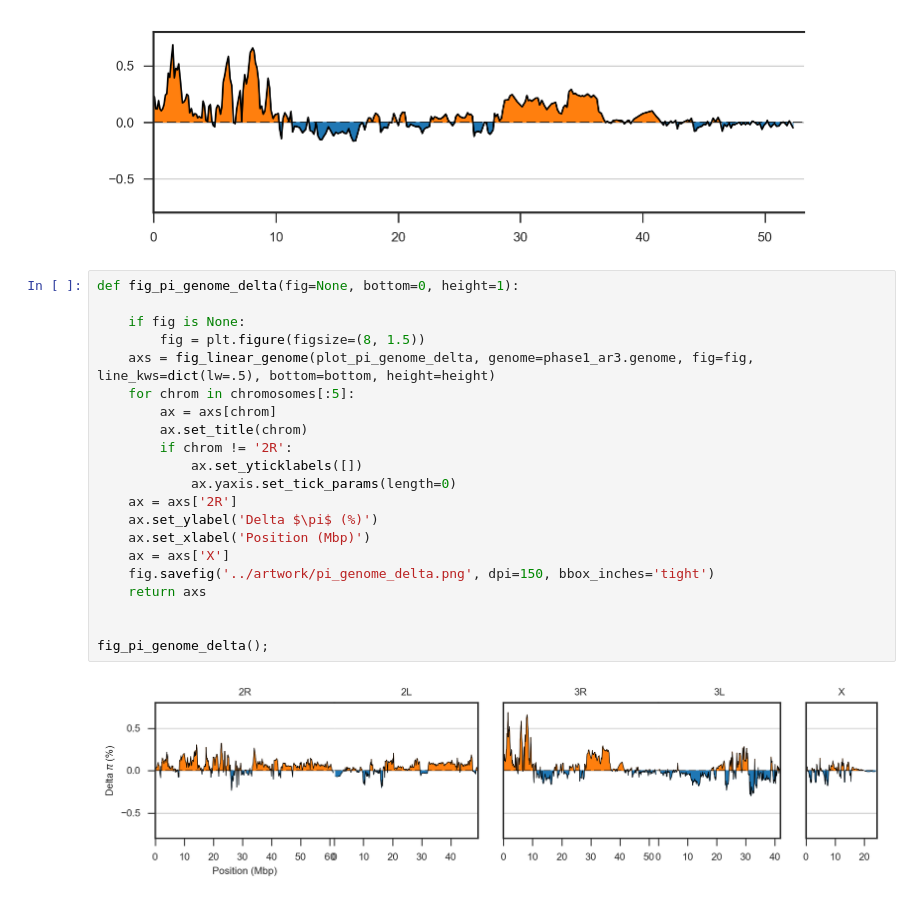
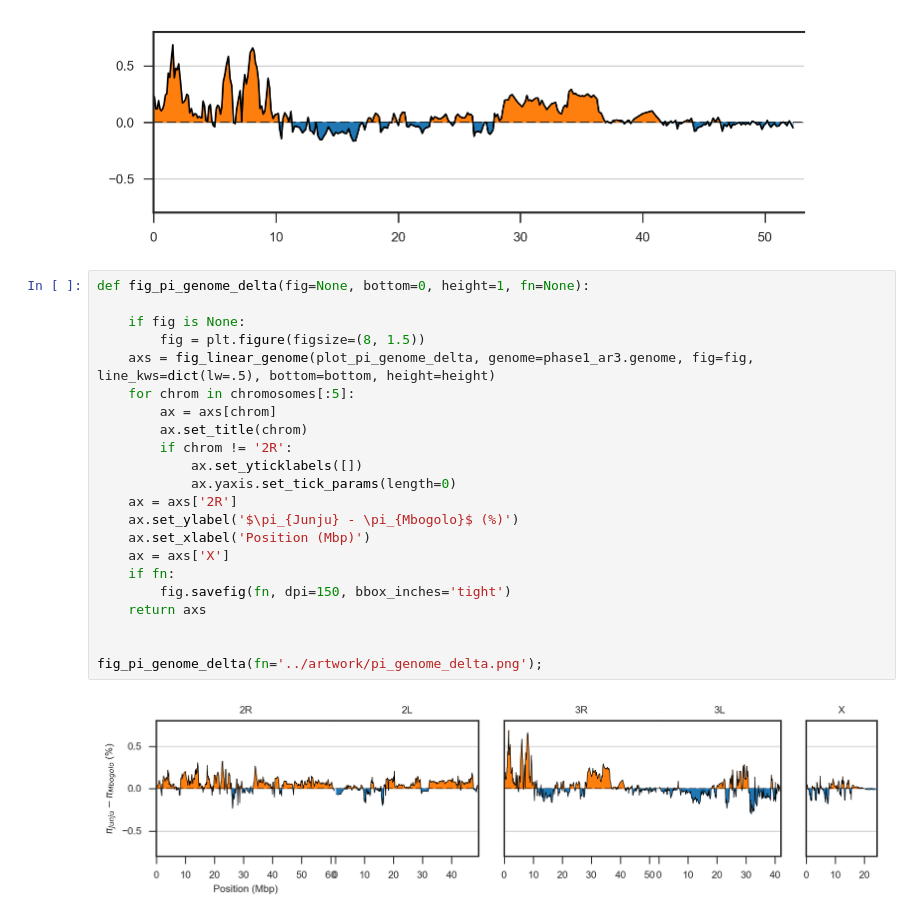
Before and after one commit to malariagen/agam-kenya-report, a Jupyter notebook: notebooks/nucleotide_diversity.ipynb, the cells around one changed output. Drawn from its saved outputs; the diff is of its cells as text.

```diff
--- a/notebooks/nucleotide_diversity.ipynb
+++ b/notebooks/nucleotide_diversity.ipynb
@@ -288,28 +289,29 @@ plot_pi_genome_delta('3R')
 # %% [output]
 [figure]
 # %%
-def fig_pi_genome_delta(fig=None, bottom=0, height=1):
+def fig_pi_genome_delta(fig=None, bottom=0, height=1, fn=None):
 
     if fig is None:
         fig = plt.figure(figsize=(8, 1.5))
     axs = fig_linear_genome(plot_pi_genome_delta, genome=phase1_ar3.genome, fig=fig, line_kws=dict(lw=.5), bottom=bottom, height=height)
     for chrom in chromosomes[:5]:
         ax = axs[chrom]
         ax.set_title(chrom)
         if chrom != '2R':
             ax.set_yticklabels([])
             ax.yaxis.set_tick_params(length=0)
     ax = axs['2R']
-    ax.set_ylabel('Delta $\pi$ (%)')
+    ax.set_ylabel('$\pi_{Junju} - \pi_{Mbogolo}$ (%)')
     ax.set_xlabel('Position (Mbp)')
     ax = axs['X']
-    fig.savefig('../artwork/pi_genome_delta.png', dpi=150, bbox_inches='tight')
+    if fn:
+        fig.savefig(fn, dpi=150, bbox_inches='tight')
     return axs
 
 
-fig_pi_genome_delta();
+fig_pi_genome_delta(fn='../artwork/pi_genome_delta.png');
 # %% [output]
-[figure, old version]
+[figure, new version]
 # %%
 def fig_pi_genome_combined():
 
```
Also changed, not shown: parts of 2 cells of this notebook, 3 other files.
